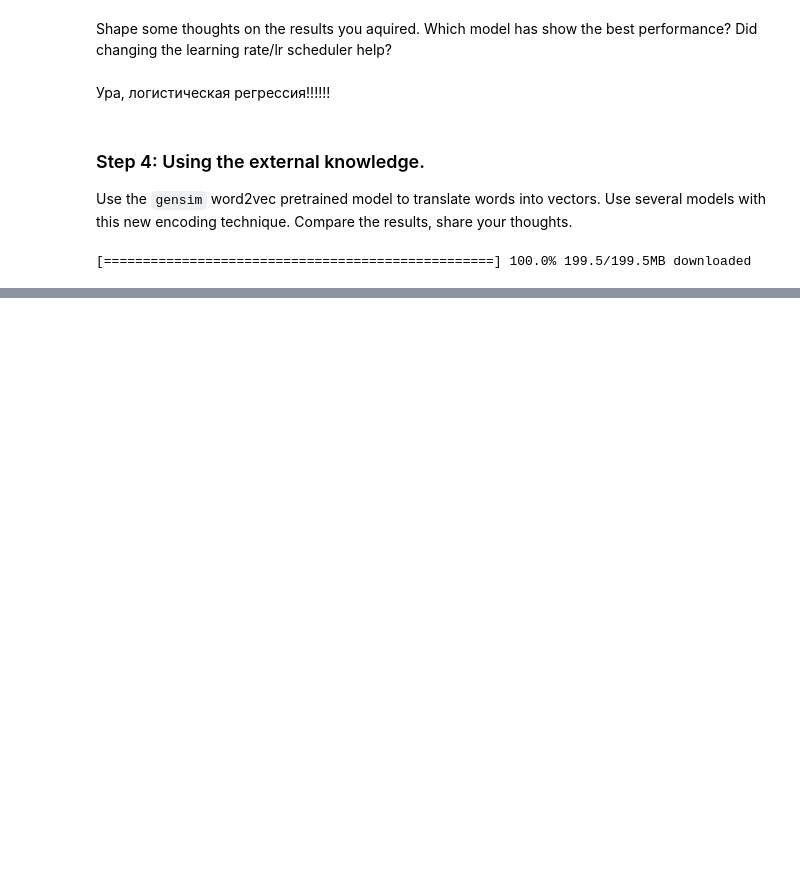
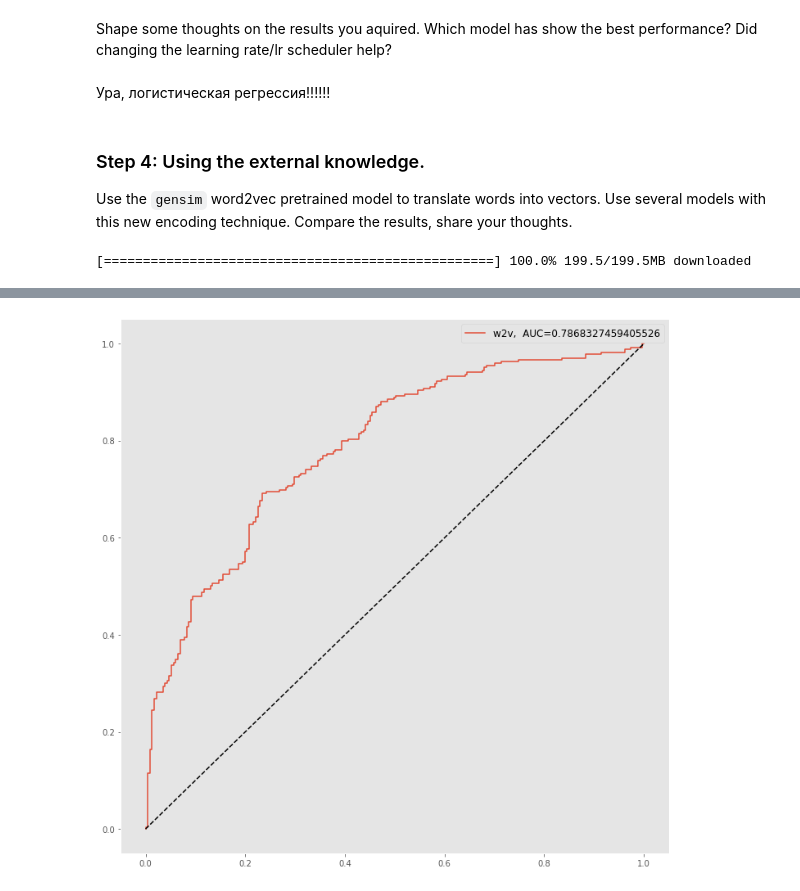
Before and after one commit to AnkeHooliganke/nlp_made, a Jupyter notebook: nlp_assignment1_01_Word_Vectors.ipynb, the cells around one changed output, grey strips where cells are left out. Saved outputs shown, nothing was run; the diff lists cells and outputs as text; code cells hidden in the pictures; blank space fills up the shorter version.

```diff
--- a/nlp_assignment1_01_Word_Vectors.ipynb
+++ b/nlp_assignment1_01_Word_Vectors.ipynb
@@ -512,0 +583,10 @@ wv = api.load('glove-twitter-50')
+# %%
+proba = model(test_torch).detach().cpu().numpy()[:, 1]
+auc = roc_auc_score(y_test_torch, proba)
+plt.plot(*roc_curve(y_test_torch, proba)[:2], label='{},  AUC={}'.format('w2v', auc))
+
+plt.plot([0, 1], [0, 1], '--', color='black',)
+plt.legend(fontsize='large')
+plt.grid()
+# %% [output]
+[figure, added]
```
Also changed, not shown: parts of 11 cells of this notebook.
